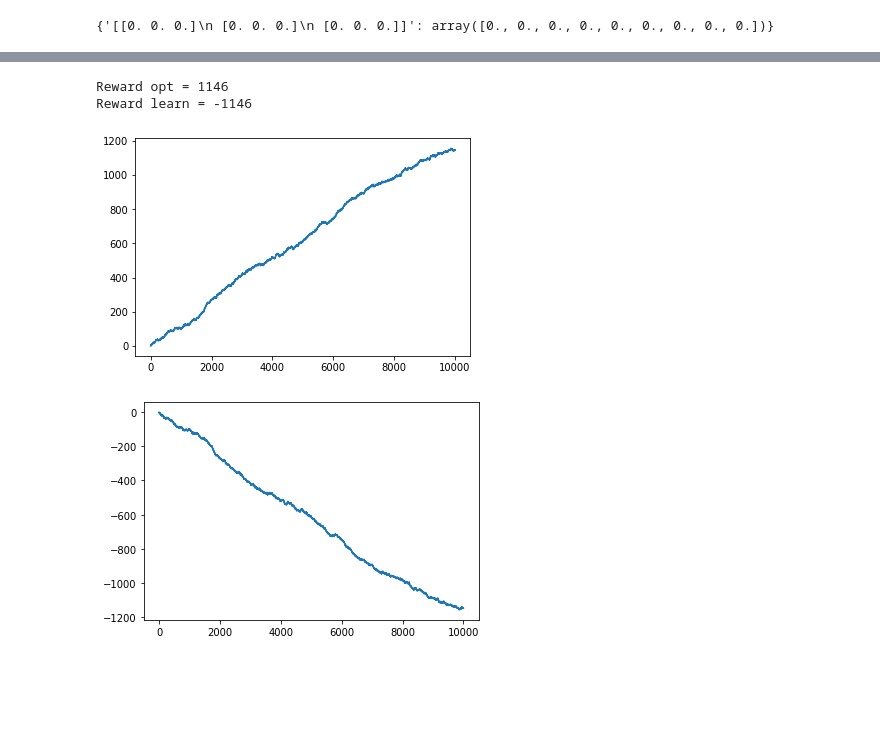
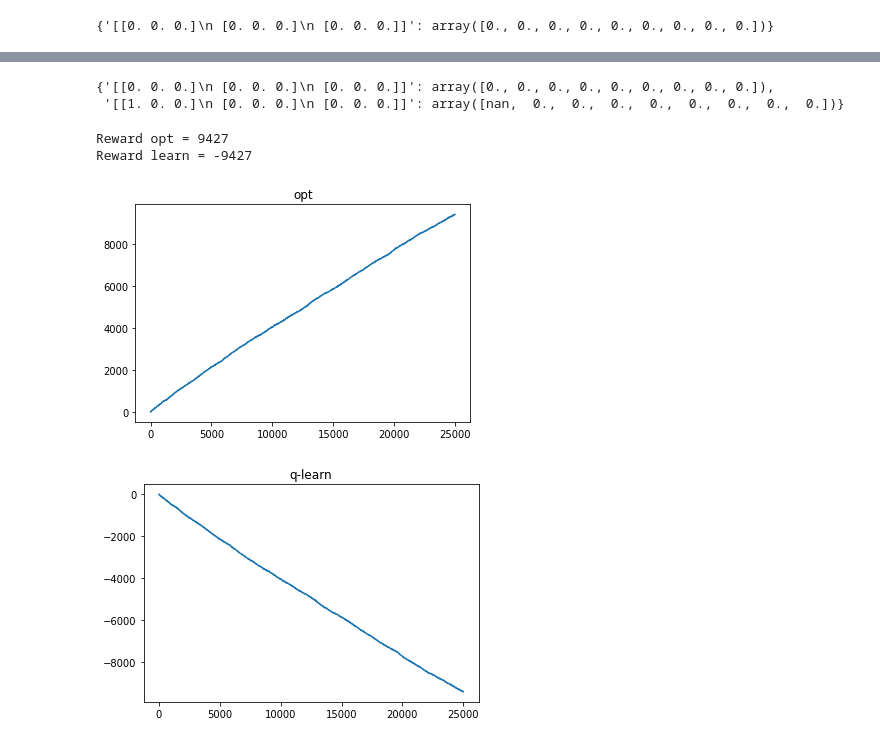
Before and after one commit to LobsterChampagne/ANN-tictactoe, a Jupyter notebook: tic_tac_toe.ipynb, the cells around one changed output, grey strips where cells are left out. Drawn from its saved outputs; the diff is of its cells as text; code cells hidden in the pictures; blank space fills up the shorter version.

Commit message:
add working q-learning task 2.1

```diff
--- a/tic_tac_toe.ipynb
+++ b/tic_tac_toe.ipynb
@@ -334,19 +309,0 @@ Q_table
-# %%
-# let two random play to fill out a bit of the table
-for i in range(100):
-    env.reset()
-    grid, _, __ = env.observe()
-    player_X = OptimalPlayer(epsilon=1., player='X')
-    player_O = OptimalPlayer(epsilon=1., player='O')
-    for j in range(9):
-        if env.current_player == player_X.player:
-            move = player_X.act(grid)
-        else:
-            move = player_O.act(grid)
-
-        grid, end, winner = env.step(move, print_grid=False)
-        Q_actions(env.grid)
-
-        if end:
-            env.reset()
-            break
@@ -377,3 +310,12 @@ Q_table
+# %%
+# demonstrate that the Q_table gets updated with zeroes and nan when it encounters new position
+env.reset()
+env.step(0)
+Q_actions(env.grid)
+Q_table
+# %% [output]
+{'[[0. 0. 0.]\n [0. 0. 0.]\n [0. 0. 0.]]': array([0., 0., 0., 0., 0., 0., 0., 0., 0.]),
+ '[[1. 0. 0.]\n [0. 0. 0.]\n [0. 0. 0.]]': array([nan,  0.,  0.,  0.,  0.,  0.,  0.,  0.,  0.])}
 # %%
 def epsilon_action(q_vals, eps):
     if (np.random.default_rng().random() > eps):
@@ -383,11 +325,15 @@ def epsilon_action(q_vals, eps):
     else:
         #first best move
         return np.nanargmax(q_vals)
+# %%
+step_size = 0.05
+discount = 0.99
+epsilon = 0.4
 # %%
 Turns = np.array(['X','O'])
 opt_reward = []
 learn_reward = []
-for i in range(1000):
+for i in range(25000):
     moves = []
 
     env.reset()
@@ -403,21 +349,23 @@ for i in range(1000):
             move = epsilon_action(q_vals, epsilon)
 
             #add position and move to array
-            moves.append((env.grid, move))
+            moves.append((np.copy(env.grid), move))
 
             # get move in 2d format
             move = (move//3, move%3)
 
         grid, end, winner = env.step(move)
 
-        # update the Q-values
-        if env.current_player != player_opt.player:
+        # update the Q-values, this has to be done after opt moves or when the game ends
+        if (env.current_player != player_opt.player) | end:
+            # get the current reward
             reward = env.reward(player=Turns[(i+1)%2])
             num_moves = len(moves)
-            for i in range(num_moves - 1):
-                position = moves[i][0]
-                action = moves[i][1]
-                Q_next_max = np.nanmax(Q_actions(moves[i + 1][0]))
+            for k in range(num_moves - 1):
+                position = moves[k][0]
+                action = moves[k][1]
+                Q_next_max = np.nanmax(Q_actions(moves[k + 1][0]))
+                # update all the Q-values up to the current move
                 Q_table[str(position)][action] += step_size * (reward + discount * Q_next_max - Q_table[str(position)][action])
 
         if end:
@@ -429,13 +377,15 @@ for i in range(1000):
 print('Reward opt = ' +  str(sum(opt_reward)))
 print('Reward learn = ' +  str(sum(learn_reward)))
 # %% [output]
-Reward opt = 1146
-Reward learn = -1146
+Reward opt = 9427
+Reward learn = -9427
 # %%
 plt.plot(np.cumsum(opt_reward))
+plt.title('opt')
 plt.show()
 plt.plot(np.cumsum(learn_reward))
+plt.title('q-learn')
 plt.show()
 # %% [output]
-[figure, old version]
+[figure, new version]
-[figure, old version]
+[figure, new version]
```
Also changed, not shown: parts of 16 cells of this notebook.
